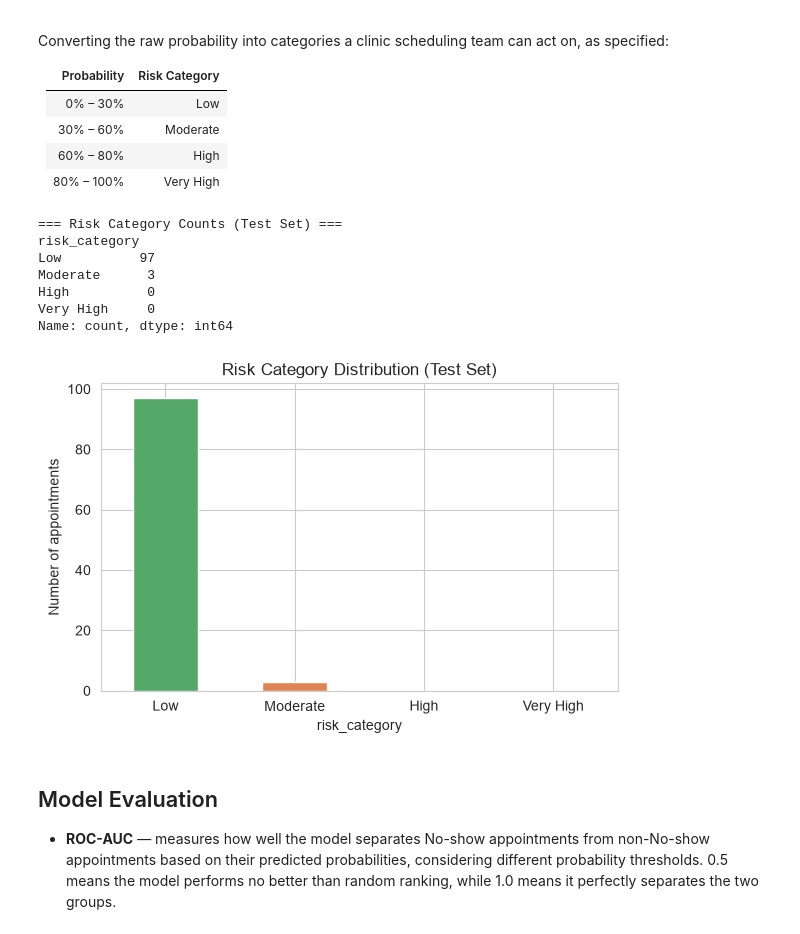
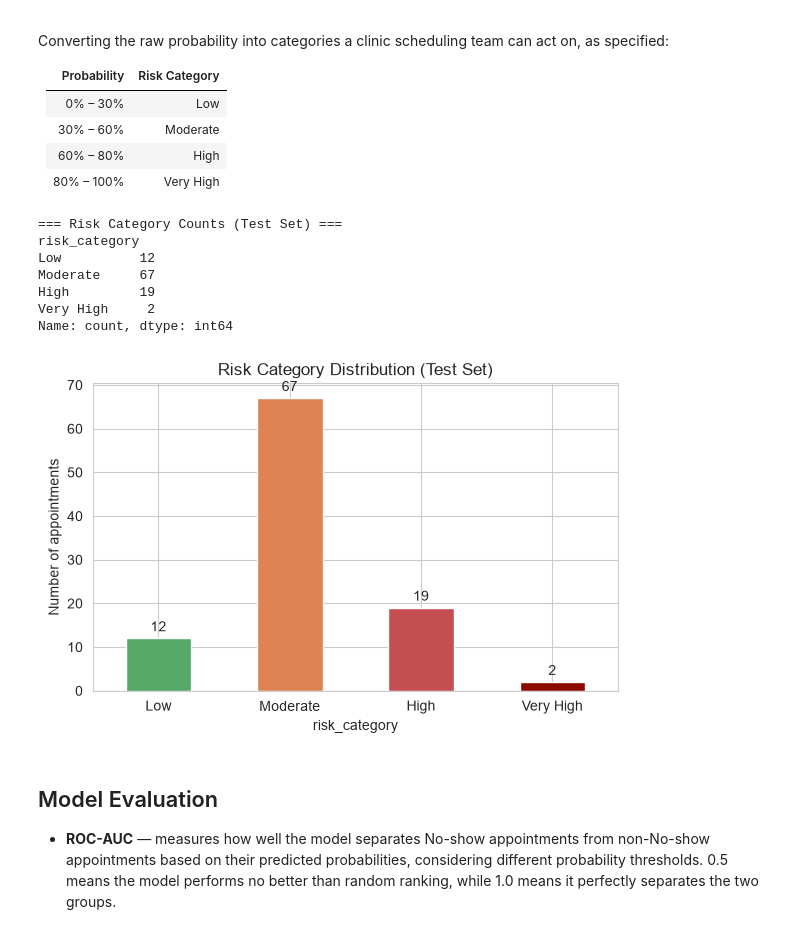
Before and after one commit to NavidulHoque/healthcare_appointment_analysis, a Jupyter notebook: python-analysis/03_predictive_modeling.ipynb, the cells around one changed output. Cells and saved outputs as stored; diff of their text form; code cells hidden in the pictures.

```diff
--- a/python-analysis/03_predictive_modeling.ipynb
+++ b/python-analysis/03_predictive_modeling.ipynb
@@ -253,7 +255,7 @@ preprocessor = ColumnTransformer(transformers=[
 
 lr_model = Pipeline(steps=[
     ('preprocessor', preprocessor),
-    ('classifier', LogisticRegression(max_iter=1000, random_state=42)),
+    ('classifier', LogisticRegression(max_iter=1000, random_state=42, C=0.3, class_weight='balanced')),
 ])
 
 lr_model
@@ -423,38 +426,39 @@ specified:
 # %%
 def risk_category(p):
     if p < 0.30:
         return 'Low'
     elif p < 0.60:
         return 'Moderate'
     elif p < 0.80:
         return 'High'
     else:
         return 'Very High'
 
 results['risk_category'] = results['probability_no_show'].apply(risk_category)
 
 category_order = ['Low', 'Moderate', 'High', 'Very High']
 risk_counts = results['risk_category'].value_counts().reindex(category_order).fillna(0).astype(int)
 
 print("=== Risk Category Counts (Test Set) ===")
 print(risk_counts)
 
 fig, ax = plt.subplots(figsize=(6, 4))
 risk_counts.plot(kind='bar', ax=ax, color=['#55A868', '#DD8452', '#C44E52', '#8C0900'])
+ax.bar_label(ax.containers[0], padding=3)
 ax.set_ylabel('Number of appointments')
 ax.set_title('Risk Category Distribution (Test Set)')
 ax.tick_params(axis='x', rotation=0)
 plt.tight_layout()
 plt.show()
 # %% [output]
 === Risk Category Counts (Test Set) ===
 risk_category
-Low          97
-Moderate      3
-High          0
-Very High     0
+Low          12
+Moderate     67
+High         19
+Very High     2
 Name: count, dtype: int64
-[figure, old version]
+[figure, new version]
 # %% [markdown]
 ## Model Evaluation
 
```
Also changed, not shown: parts of 19 cells of this notebook, 1 other file.
